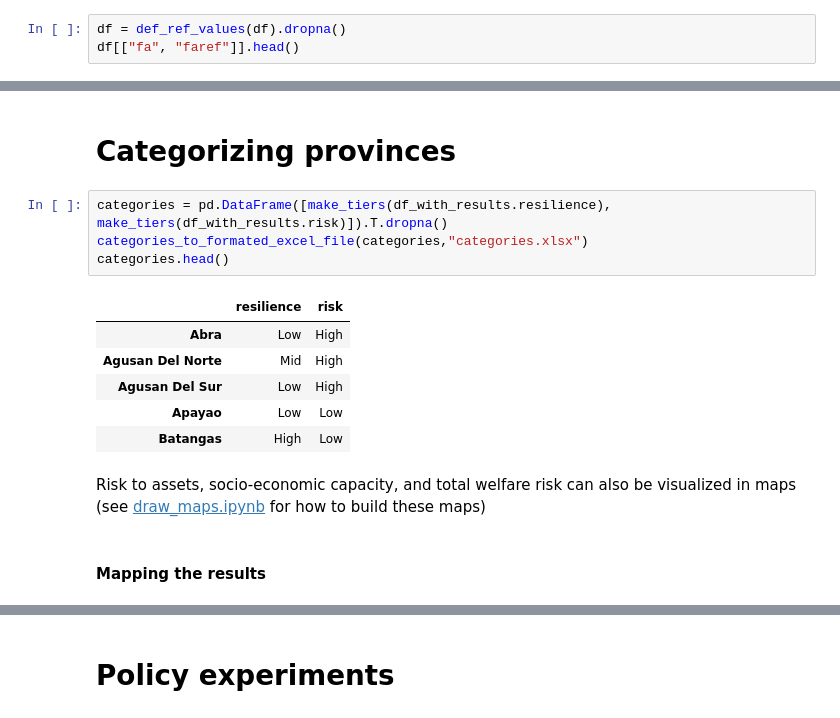
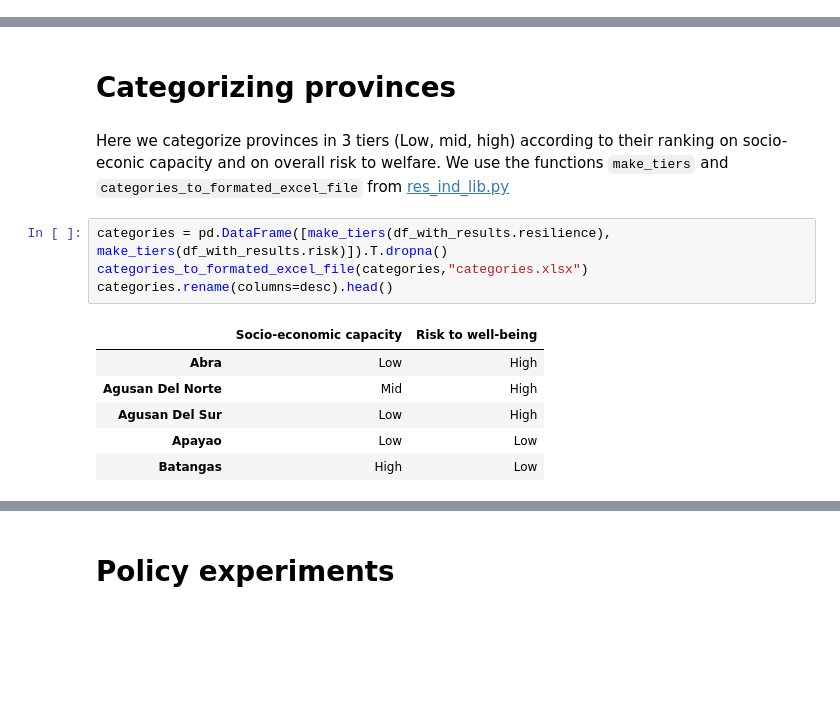
Before and after one commit to adrivsh/resilience_indicator_phl, a Jupyter notebook: socio_economic_capacity_demo.ipynb, the cells around one changed output, grey strips where cells are left out. Drawn from its saved outputs; the diff is of its cells as text; blank space fills up the shorter version.

```diff
--- a/socio_economic_capacity_demo.ipynb
+++ b/socio_economic_capacity_demo.ipynb
@@ -100,6 +104,3 @@ df[["fa", "faref"]].head()
 | Agusan Del Sur | 0.1146 | 0.1146 |
 | Apayao | 0.0040 | 0.0040 |
 | Batangas | 0.0023 | 0.0023 |
-# %%
-df = def_ref_values(df).dropna()
-df[["fa", "faref"]].head()
@@ -157,17 +193,15 @@ a.head()
 # %% [markdown]
 # Categorizing provinces
+# %% [markdown]
+Here we categorize provinces in 3 tiers (Low, mid, high) according to their ranking on socio-econic capacity and on overall risk to welfare. We use the functions `make_tiers` and `categories_to_formated_excel_file` from [res_ind_lib.py](res_ind_lib.py)
 # %%
 categories = pd.DataFrame([make_tiers(df_with_results.resilience), make_tiers(df_with_results.risk)]).T.dropna()
 categories_to_formated_excel_file(categories,"categories.xlsx")
-categories.head()
+categories.rename(columns=desc).head()
 # %% [output]
-|  | resilience | risk |
+|  | Socio-economic capacity | Risk to well-being |
 | Abra | Low | High |
 | Agusan Del Norte | Mid | High |
 | Agusan Del Sur | Low | High |
 | Apayao | Low | Low |
 | Batangas | High | Low |
-# %% [markdown]
-Risk to assets, socio-economic capacity, and total welfare risk can also be visualized in maps (see [draw_maps.ipynb](draw_maps.ipynb) for how to build these maps)
-# %% [markdown]
-#### Mapping the results
```
Also changed, not shown: parts of 26 cells of this notebook, 1 other file.
